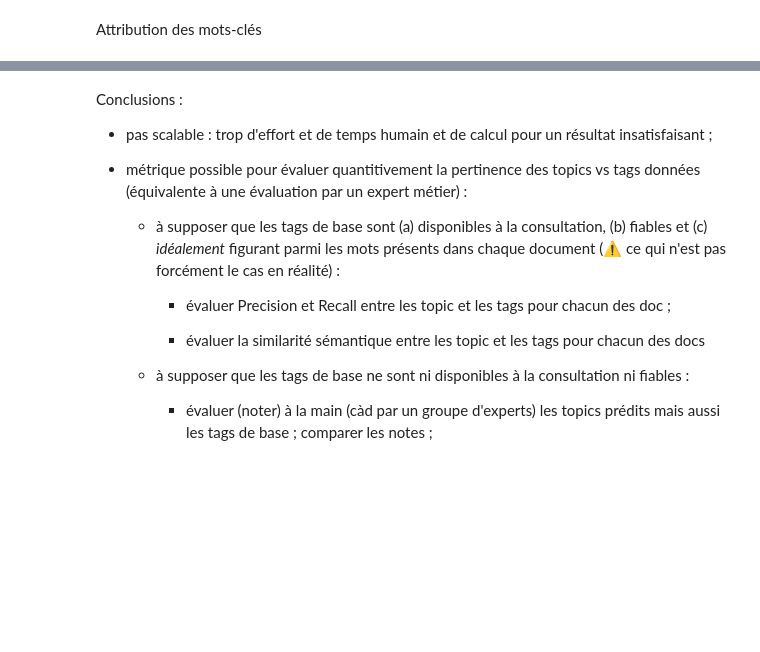
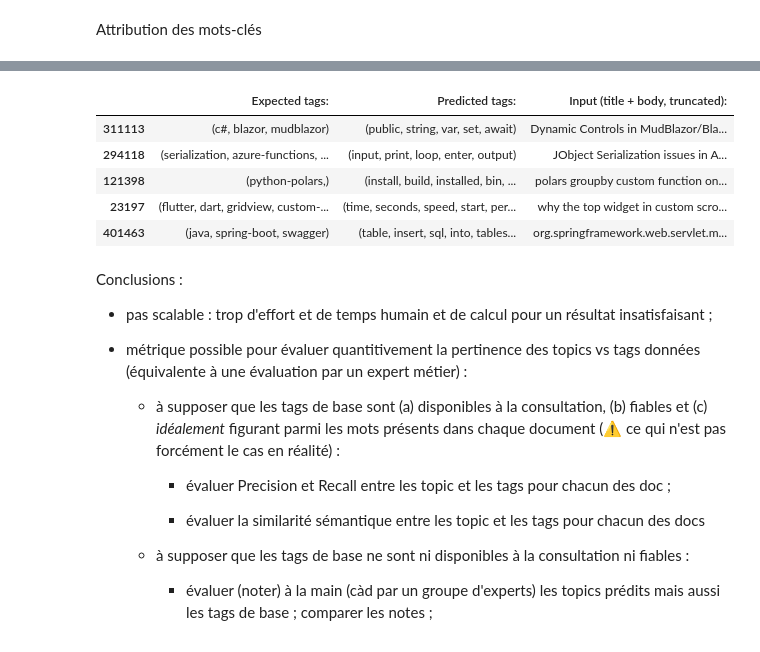
Before and after one commit to kirisakow/oc-stackoverflow-api, a Jupyter notebook: ISAKOV_Kiril_1_notebook_Exploration+NLTK+Non_supervisé_LDA_062025.ipynb, the cells around one changed output, grey strips where cells are left out. Saved outputs shown, nothing was run; the diff lists cells and outputs as text; code cells hidden in the pictures; blank space fills up the shorter version.

```diff
--- a/ISAKOV_Kiril_1_notebook_Exploration+NLTK+Non_supervisé_LDA_062025.ipynb
+++ b/ISAKOV_Kiril_1_notebook_Exploration+NLTK+Non_supervisé_LDA_062025.ipynb
@@ -538,7 +543,7 @@ import numpy as np
 import pickle
 
 csr_matr_filename, vectorizer_filtered_filename = 'filtered_vocab_csr_matr.pkl', 'vectorizer_filtered.pkl'
-if not os.path.exists(csr_matr_filename) and not os.path.exists(vectorizer_filtered_filename):
+if not os.path.exists(f'models/{csr_matr_filename}') and not os.path.exists(f'models/{vectorizer_filtered_filename}'):
     vectorizer_filtered = CountVectorizer(min_df=50, max_df=0.2000, lowercase=True,
                                           token_pattern=VECTORIZER_TOKEN_REGEX_PATTERN)
     filtered_vocab_csr_matr = vectorizer_filtered.fit_transform(df_sample['body'])
@@ -548,7 +553,7 @@ if not os.path.exists(csr_matr_filename) and not os.path.exists(vectorizer_filte
 else:
     for fname, varname in zip([csr_matr_filename, vectorizer_filtered_filename],
                               [csr_matr_filename.split('.')[0], vectorizer_filtered_filename.split('.')[0]]):
-        globals()[varname] = joblib.load(fname)
+        globals()[varname] = joblib.load(f'models/{fname}')
 
 # Informations sur la vectorisation
 print(f"Forme de la matrice : {filtered_vocab_csr_matr.shape}")
@@ -595,6 +602,9 @@ import math
 import time
 from sklearn.decomposition import LatentDirichletAllocation
 
+fname = 'filtered_vocab_csr_matr.pkl'
+filtered_vocab_csr_matr = joblib.load(f'models/{fname}')
+
 try:
     compute_lda(filtered_vocab_csr_matr, min_topics=130, max_topics=200, step=10, perplexity_threshold=1216)
 except KeyboardInterrupt:
@@ -616,7 +626,7 @@ def print_top_words(model, feature_names, n_top_words=10):
 # Assuming you already have vectorizer and lda model trained:
 # feature_names = vectorizer_filtered.get_feature_names_out()
 fname = BEST_LDA_FILENAME
-best_lda = joblib.load(fname)
+best_lda = joblib.load(f'models/{fname}')
 print_top_words(best_lda, feature_names, n_top_words=10)
 # %% [output]
 === Top 10 words per topic for an LDA trained for 120 topics ===
@@ -643,8 +653,7 @@ import numpy as np
 
 try:
     fname = BEST_LDA_FILENAME
-    best_lda = joblib.load(fname)
-    tags = topics_tag_documents(best_lda, filtered_vocab_csr_matr, feature_names, topic_threshold=0.2, top_words=5)
-    df_sample['predicted_tags'] = tags
+    best_lda = joblib.load(f'models/{fname}')
+    df_sample['predicted_tags'] = topics_tag_documents(best_lda, filtered_vocab_csr_matr, feature_names, topic_threshold=0.2, top_words=5)
 except KeyboardInterrupt:
     logr.warning("Traitement interrompu manuellement")
@@ -665,3 +663,26 @@ pd.options.display.max_colwidth = _max_colwidth
+# %%
+def truncated(string, n_chars, ending='...'):
+    return string[:n_chars] + ending if len(string) >= n_chars + len(ending) else string
+
+
+demo_sample = df_sample[['body', 'tags', 'predicted_tags']].sample(n=5)
+_max_colwidth = pd.options.display.max_colwidth
+pd.options.display.max_colwidth = None
+display(
+    pd.DataFrame({
+        'Expected tags:': demo_sample['tags'],
+        'Predicted tags:': demo_sample['predicted_tags'].apply(tuple),
+        'Input (title + body, truncated):': demo_sample['body'].apply(lambda question_body: truncated(question_body, 300)),
+    })
+)
+pd.options.display.max_colwidth = _max_colwidth
+# %% [output]
+|  | Expected tags: | Predicted tags: | Input (title + body, truncated): |
+| 311113 | (c#, blazor, mudblazor) | (public, string, var, set, await) | Dynamic Controls in MudBlazor/Bla... |
+| 294118 | (serialization, azure-functions, ... | (input, print, loop, enter, output) | JObject Serialization issues in A... |
+| 121398 | (python-polars,) | (install, build, installed, bin, ... | polars groupby custom function on... |
+| 23197 | (flutter, dart, gridview, custom-... | (time, seconds, speed, start, per... | why the top widget in custom scro... |
+| 401463 | (java, spring-boot, swagger) | (table, insert, sql, into, tables... | org.springframework.web.servlet.m... |
 # %% [markdown]
 Conclusions :
 
```
Also changed, not shown: parts of 7 cells of this notebook, 1 other file.
